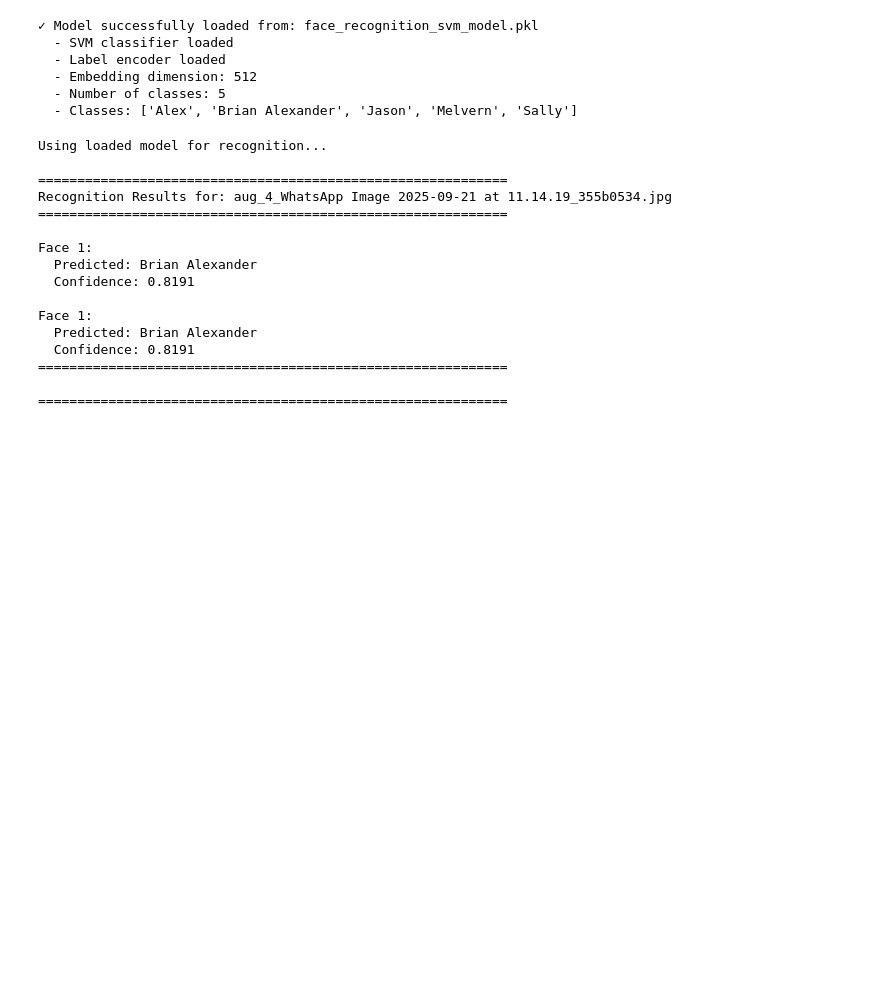
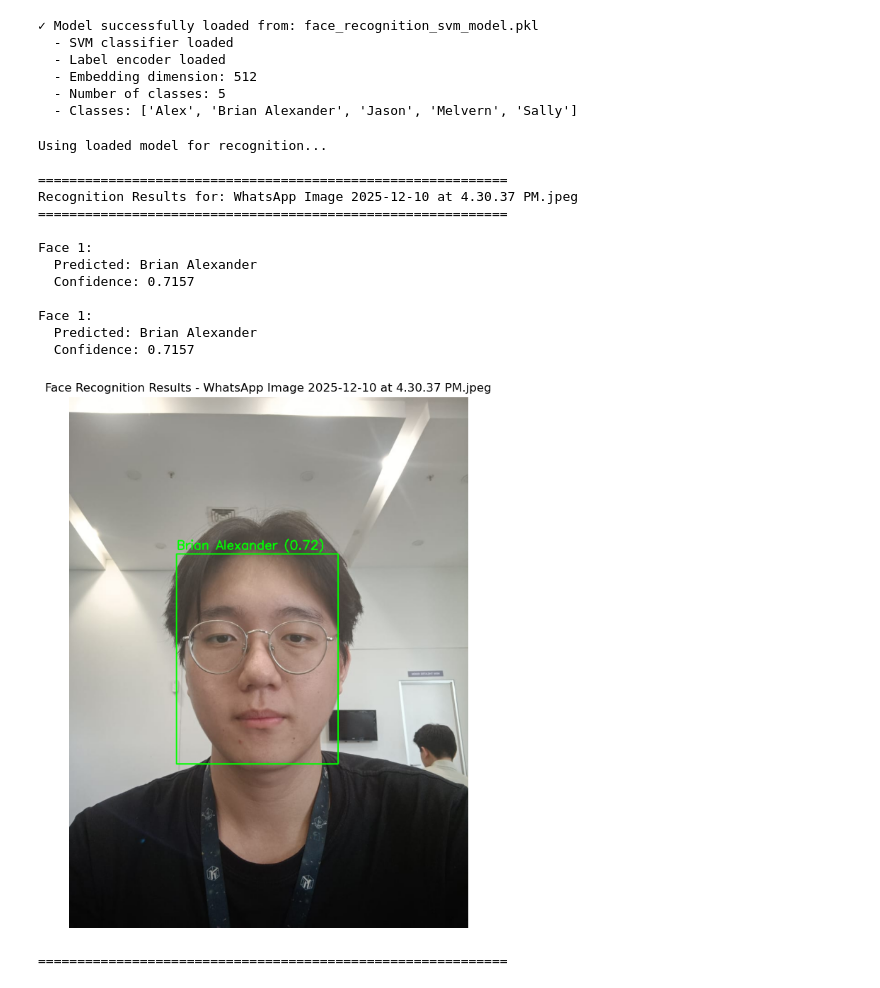
Before and after one commit to jason32456/Final_Project_Computer_Vision, a Jupyter notebook: FaceNet/main.ipynb, the cells around one changed output. Drawn from its saved outputs; the diff is of its cells as text; code cells hidden in the pictures; blank space fills up the shorter version.

```diff
--- a/FaceNet/main.ipynb
+++ b/FaceNet/main.ipynb
@@ -680,40 +665,36 @@ def recognize_person_with_loaded_model(image_path, svm_model, label_encoder, mtc
                 print(f"Error during face extraction: {e}")
         else:
             print("No bounding boxes detected.")
     else:
         print("No faces detected in the image.")
 
-
-# Example usage with the loaded model:
-# Test image path - change this to your desired test image
-test_image_path = './training_data/Brian Alexander/aug_4_WhatsApp Image 2025-09-21 at 11.14.19_355b0534.jpg'
+test_image_path = './training_data/Brian Alexander\WhatsApp Image 2025-12-10 at 4.30.37 PM.jpeg'
 
 if 'loaded_svm_model' in locals():
     print("Using loaded model for recognition...")
     recognize_person_with_loaded_model(
         test_image_path,
         loaded_svm_model,
         loaded_label_encoder,
         mtcnn,
         model,
         device
     )
 else:
     print("Error: Loaded model not found. Please run the model loading cell first.")
 # %% [output]
 Using loaded model for recognition...
 
 ============================================================
-Recognition Results for: aug_4_WhatsApp Image 2025-09-21 at 11.14.19_355b0534.jpg
+Recognition Results for: WhatsApp Image 2025-12-10 at 4.30.37 PM.jpeg
 ============================================================
 
 Face 1:
   Predicted: Brian Alexander
-  Confidence: 0.8191
+  Confidence: 0.7157
 
 Face 1:
   Predicted: Brian Alexander
-  Confidence: 0.8191
-============================================================
-
-============================================================
+  Confidence: 0.7157
+[figure, added]
+============================================================
```
Also changed, not shown: parts of 4 cells of this notebook, 3 other files.
